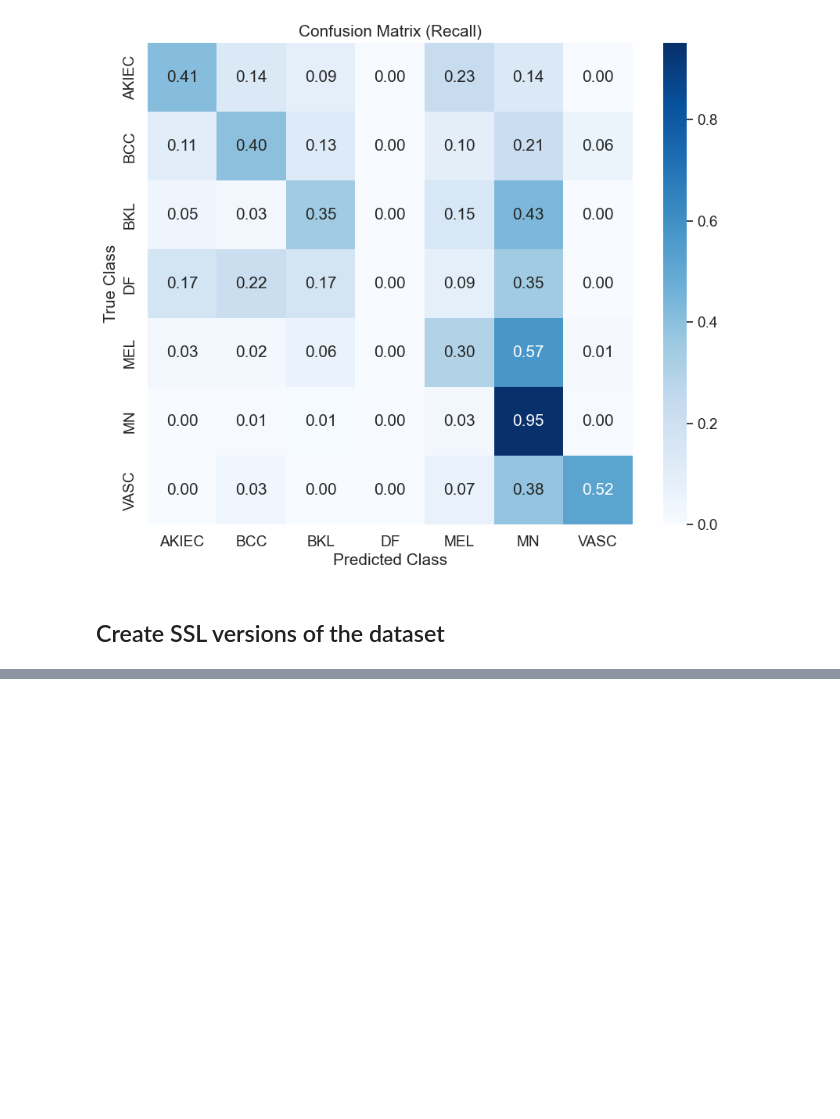
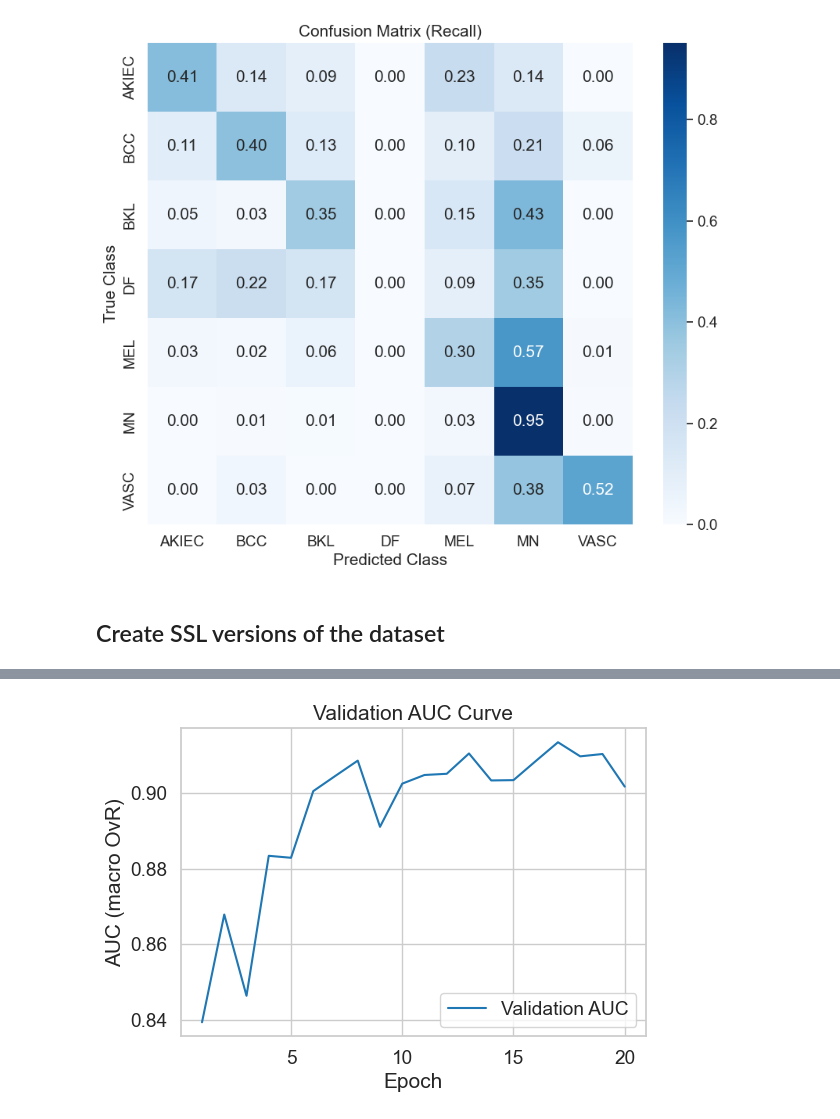
Before and after one commit to behrensm03/bdl-ssl, a Jupyter notebook: nonbayes_cnn_baseline.ipynb, the cells around one changed output, grey strips where cells are left out. Cells and saved outputs as stored; diff of their text form; code cells hidden in the pictures; blank space fills up the shorter version.

```diff
--- a/nonbayes_cnn_baseline.ipynb
+++ b/nonbayes_cnn_baseline.ipynb
@@ -186,0 +173,4 @@ train_history
+# %%
+plot_auc_curve(ssl_history, unlabeled_rate=unlabeled_rate)
+# %% [output]
+[figure, added]
```
Also changed, not shown: parts of 28 cells of this notebook, 3 other files.
